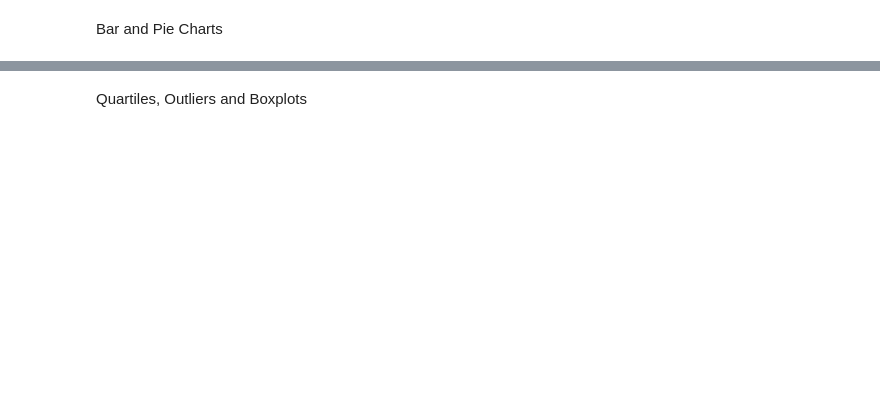
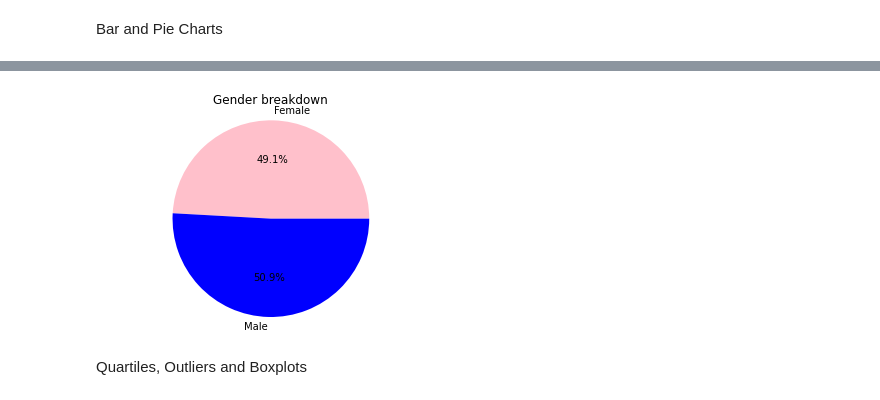
Before and after one commit to MellyB5/MatPlotLib, a Jupyter notebook: test.ipynb, the cells around one changed output, grey strips where cells are left out. Cells and saved outputs as stored; diff of their text form; code cells hidden in the pictures; blank space fills up the shorter version.

```diff
--- a/test.ipynb
+++ b/test.ipynb
@@ -113,3 +182,16 @@ Bar and Pie Charts
+# %%
+ # Generate a pie plot showing the distribution of female versus male mice using pyplot
+ gender_df = pd.DataFrame(clean_data.groupby("Sex", as_index=False)["Mouse ID"].count())
+ sex = gender_df["Sex"]
+ no_mice = gender_df["Mouse ID"]
+ colours = ["Pink","Blue"]
+ explode = (0.1)
+ plt.pie(no_mice, labels=sex, colors=colours, autopct="%1.1f%%")
+ plt.axis("equal")
+ plt.title("Gender breakdown")
+ plt.show()
+# %% [output]
+[figure, added]
 # %% [markdown]
 Quartiles, Outliers and Boxplots
 # %%
```
Also changed, not shown: parts of 23 cells of this notebook.
